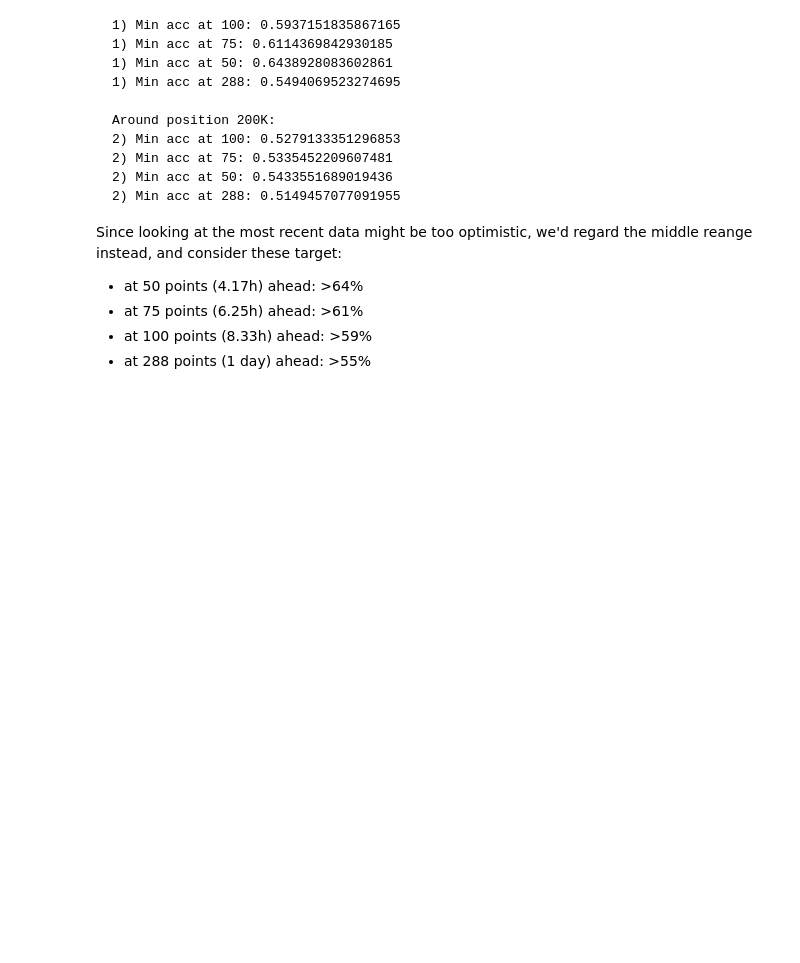
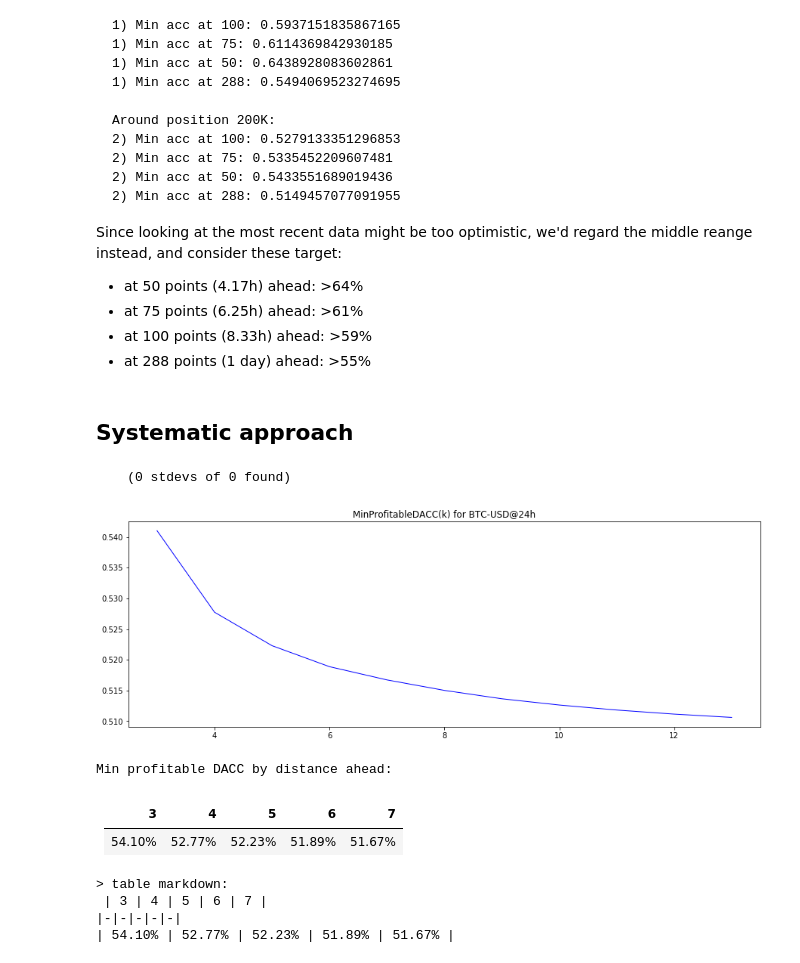
Before and after one commit to NeuronQ/udacity-capstone, a Jupyter notebook: predictive-goals.ipynb, the cells around one changed output. Cells and saved outputs as stored; diff of their text form; code cells hidden in the pictures; blank space fills up the shorter version.

```diff
--- a/predictive-goals.ipynb
+++ b/predictive-goals.ipynb
@@ -347,3 +445,25 @@ Since looking at the most recent data might be too optimistic, we'd regard the m
 * at 75 points (6.25h) ahead: >61%
 * at 100 points (8.33h) ahead: >59%
 * at 288 points (1 day) ahead: >55%
+# %% [markdown]
+## Systematic approach
+# %%
+plot_acc_by_ahead_report(
+    close24h,
+    n_ahead=14,
+    start_at=3,
+    min_eps_ct=0.15,
+    print_at=range(3, 8),
+    fig_title='MinProfitableDACC(k) for BTC-USD@24h'
+)
+# %% [output]
+    (0 stdevs of 0 found)
+[figure, added]
+Min profitable DACC by distance ahead:
+| 3 | 4 | 5 | 6 | 7 |
+|-|-|-|-|-|
+| 54.10% | 52.77% | 52.23% | 51.89% | 51.67% |
+> table markdown:
+ | 3 | 4 | 5 | 6 | 7 |
+|-|-|-|-|-|
+| 54.10% | 52.77% | 52.23% | 51.89% | 51.67% |
```
Also changed, not shown: parts of 19 cells of this notebook, 3 other files.
